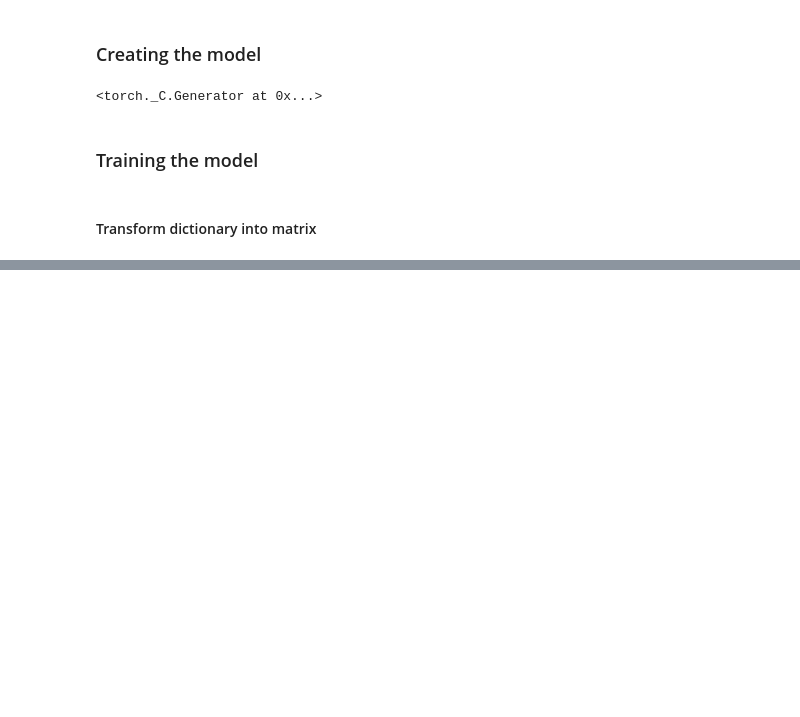
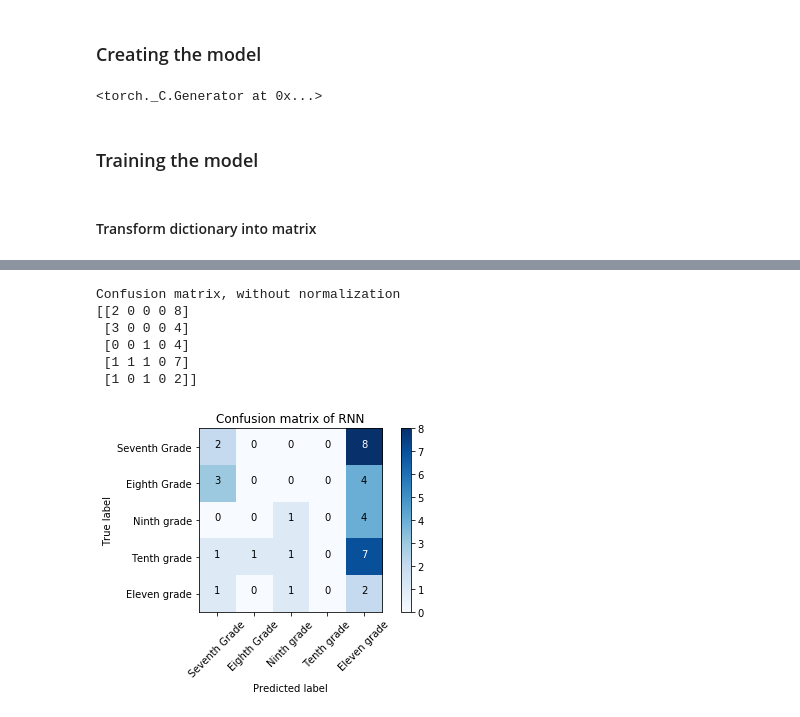
Before and after one commit to Greenhv/Tesis, a Jupyter notebook: Notebook/Pytorch class.ipynb, the cells around one changed output, grey strips where cells are left out. Drawn from its saved outputs; the diff is of its cells as text; code cells hidden in the pictures; blank space fills up the shorter version.

```diff
--- a/Notebook/Pytorch class.ipynb
+++ b/Notebook/Pytorch class.ipynb
@@ -395,0 +551,12 @@ RuntimeError: invalid argument 2: size '[300 x 32 x -1]' is invalid for input wi
+# %%
+plot_title = 'Confusion matrix of RNN'
+plt.figure()
+plot_confusion_matrix(confusionMatrixs[2], classes=CLASSES, title=plot_title)
+# %% [output]
+Confusion matrix, without normalization
+[[2 0 0 0 8]
+ [3 0 0 0 4]
+ [0 0 1 0 4]
+ [1 1 1 0 7]
+ [1 0 1 0 2]]
+[figure, added]
```
Also changed, not shown: parts of 26 cells of this notebook, 1 other file.
